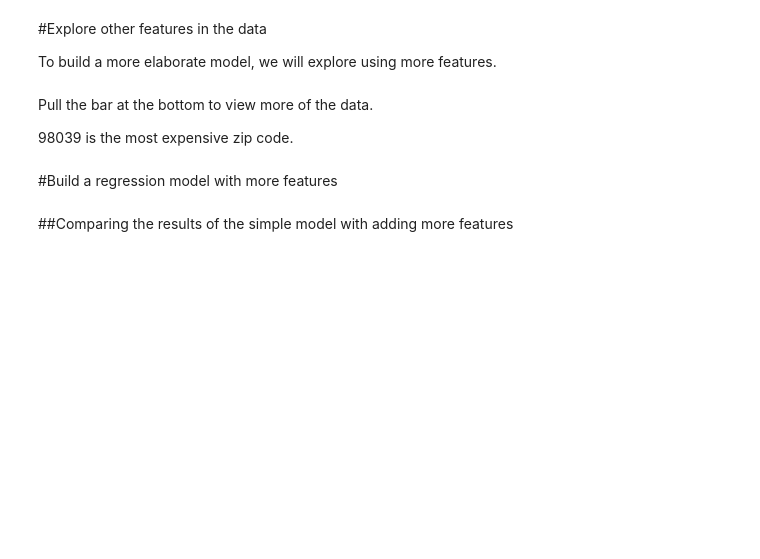
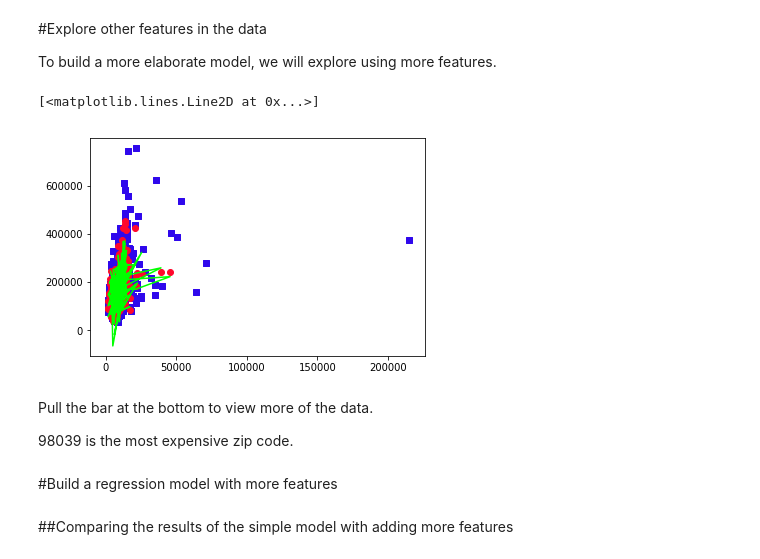
Before and after one commit to yarenty/ML_SurvivalGuide, a Jupyter notebook: LESSONS/02_Regression/02_HousePricing.ipynb, the cells around one changed output. Drawn from its saved outputs; the diff is of its cells as text; code cells hidden in the pictures; blank space fills up the shorter version.

Commit message:
hose pricing better model

```diff
--- a/LESSONS/02_Regression/02_HousePricing.ipynb
+++ b/LESSONS/02_Regression/02_HousePricing.ipynb
@@ -105,17 +138,15 @@ To build a more elaborate model, we will explore using more features.
 #WoodDeckSF,OpenPorchSF,EnclosedPorch,3SsnPorch,ScreenPorch,PoolArea,PoolQC,Fence,MiscFeature,MiscVal,
 #MoSold,YrSold,SaleType,SaleCondition,SalePrice
 
-x2 = houses[LotFrontage,LotArea,OverallQual,OverallCond]
+H = houses[['LotFrontage','LotArea','OverallQual','OverallCond','SalePrice']].dropna()
+x2 = H[['LotFrontage','LotArea','OverallQual','OverallCond']]
+y = H.SalePrice
 
 
-X2_train, X2_test, Y2_train, Y2_test = train_test_split( houses, y, test_size=0.20, random_state=0)
+X2_train, X2_test, Y2_train, Y2_test = train_test_split( x2, y, test_size=0.20, random_state=0)
 # %%
 model = LinearRegression(fit_intercept=True)
 
 model.fit(X2_train, Y2_train)
 
-
-yfit = model.predict(X2_test[:, np.newaxis])
-
-#plt.scatter(X2_train, Y2_train)
-#plt.plot(X2_test, yfit, color='#FF0000');
+yfit = model.predict(X2_test)
@@ -124,3 +153,12 @@ sales.show(view='BoxWhisker Plot', x='zipcode', y='price')
+# %%
+%matplotlib inline
+import matplotlib.pyplot as plt
+plt.scatter(X2_train.LotArea, Y2_train , color='#2F08EC', marker="s")
+plt.scatter(X2_test.LotArea, Y2_test , color='#FF082C')
+plt.plot(X2_test.LotArea, yfit , color='#00FF00')
+# %% [output]
+[<matplotlib.lines.Line2D at 0x...>]
+[figure, added]
 # %% [markdown]
 Pull the bar at the bottom to view more of the data.
 
```
Also changed, not shown: parts of 7 cells of this notebook.
